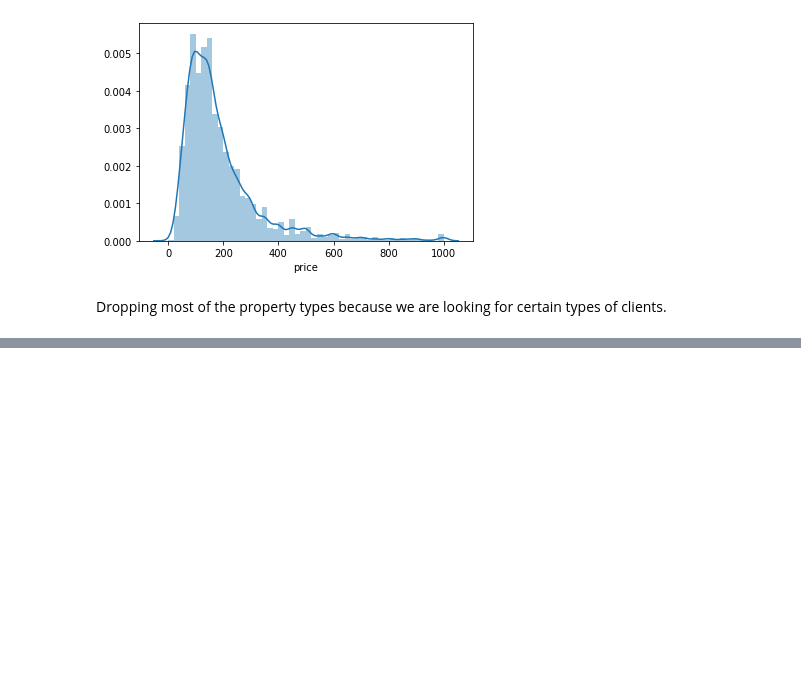
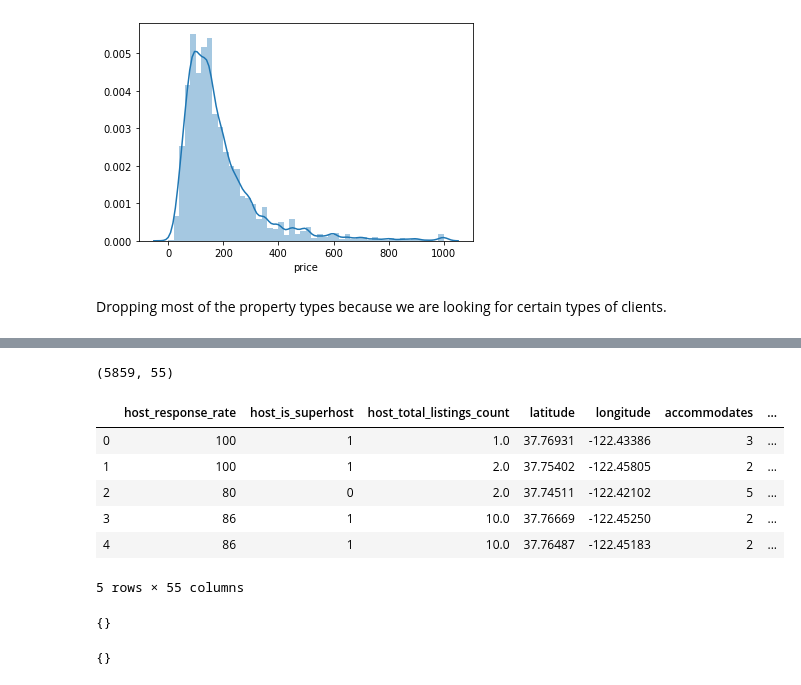
Before and after one commit to CaryMosley/Mod2Project, a Jupyter notebook: project_active.ipynb, the cells around one changed output, grey strips where cells are left out. Cells and saved outputs as stored; diff of their text form; code cells hidden in the pictures; blank space fills up the shorter version.

```diff
--- a/project_active.ipynb
+++ b/project_active.ipynb
@@ -294,0 +326,4 @@ Name: room_type, dtype: int64
+# %%
+list_working.shape
+# %% [output]
+(5859, 55)
@@ -294,0 +332,10 @@ Name: room_type, dtype: int64
+# %%
+list_working.head()
+# %% [output]
+|  | host_response_rate | host_is_superhost | host_total_listings_count | latitude | longitude | accommodates | ... |
+| 0 | 100 | 1 | 1.0 | 37.76931 | -122.43386 | 3 | ... |
+| 1 | 100 | 1 | 2.0 | 37.75402 | -122.45805 | 2 | ... |
+| 2 | 80 | 0 | 2.0 | 37.74511 | -122.42102 | 5 | ... |
+| 3 | 86 | 1 | 10.0 | 37.76669 | -122.45250 | 2 | ... |
+| 4 | 86 | 1 | 10.0 | 37.76487 | -122.45183 | 2 | ... |
+5 rows × 55 columns
@@ -294,0 +474,4 @@ Name: room_type, dtype: int64
+# %%
+test_models3(data, target, models='ols', alpha=10, complexity='simple')
+# %% [output]
+{}
@@ -294,0 +518,4 @@ Name: room_type, dtype: int64
+# %%
+test_models3(data, target, num_iter=5, models='ols')
+# %% [output]
+{}
```
Also changed, not shown: parts of 19 cells of this notebook.
